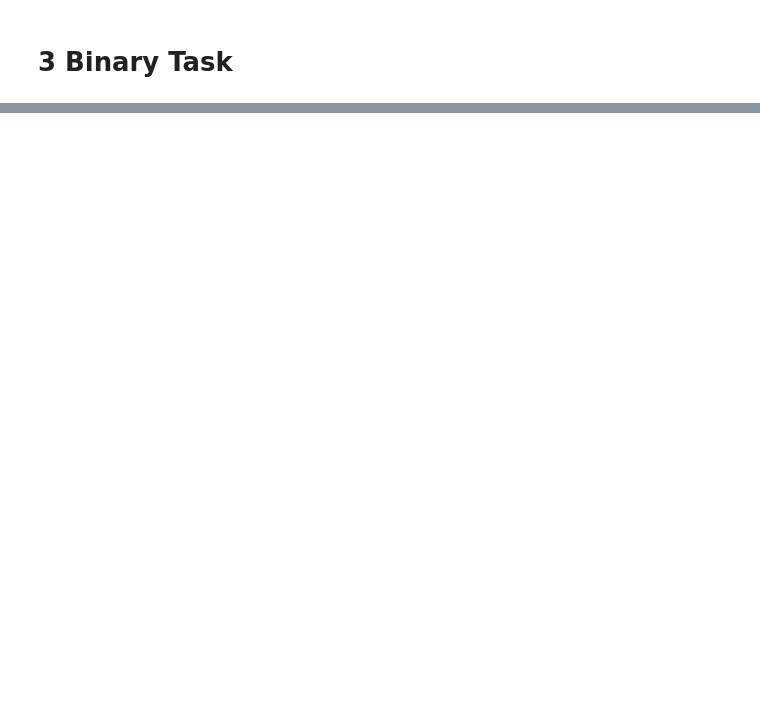
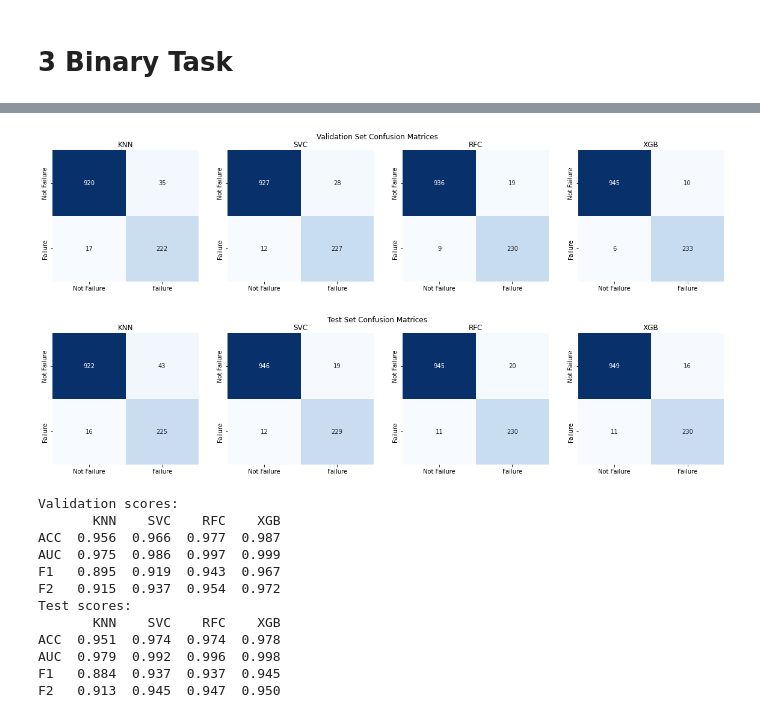
Before and after one commit to shubhamgodase2002/Predictive-Maintenance-analysis-ML-project, a Jupyter notebook: Predictive Maintenance analysis Final Project.ipynb, the cells around one changed output, grey strips where cells are left out. Cells and saved outputs as stored; diff of their text form; code cells hidden in the pictures; blank space fills up the shorter version.

```diff
--- a/Predictive Maintenance analysis Final Project.ipynb
+++ b/Predictive Maintenance analysis Final Project.ipynb
@@ -590,0 +1017,51 @@ F1 Score combines Precision and Recall into a single metric, providing a balance
+# %%
+# Create evaluation metrics
+task = 'binary'
+y_pred_val, cm_dict_val, metrics_val = predict_and_evaluate(
+    fitted_models_binary,X_val,y_val,clf_str,task)
+y_pred_test, cm_dict_test, metrics_test = predict_and_evaluate(
+    fitted_models_binary,X_test,y_test,clf_str,task)
+
+# Show Validation Confusion Matrices
+fig, axs = plt.subplots(ncols=4, figsize=(20,4))
+fig.suptitle('Validation Set Confusion Matrices')
+for j, model_name in enumerate(clf_str):
+    ax = axs[j]
+    sns.heatmap(ax=ax, data=cm_dict_val[model_name], annot=True,
+                fmt='d', cmap='Blues', cbar=False)
+    ax.title.set_text(model_name)
+    ax.set_xticklabels(cm_labels)
+    ax.set_yticklabels(cm_labels)
+plt.show()
+
+# Show Test Confusion Matrices
+fig, axs = plt.subplots(ncols=4, figsize=(20,4))
+fig.suptitle('Test Set Confusion Matrices')
+for j, model_name in enumerate(clf_str):
+    ax = axs[j]
+    sns.heatmap(ax=ax, data=cm_dict_test[model_name], annot=True,
+                fmt='d', cmap='Blues', cbar=False)
+    ax.title.set_text(model_name)
+    ax.set_xticklabels(cm_labels)
+    ax.set_yticklabels(cm_labels)
+plt.show()
+
+# Print scores
+print('')
+print('Validation scores:', metrics_val, sep='\n')
+print('Test scores:', metrics_test, sep='\n')
+# %% [output]
+[figure, added]
+[figure, added]
+Validation scores:
+       KNN    SVC    RFC    XGB
+ACC  0.956  0.966  0.977  0.987
+AUC  0.975  0.986  0.997  0.999
+F1   0.895  0.919  0.943  0.967
+F2   0.915  0.937  0.954  0.972
+Test scores:
+       KNN    SVC    RFC    XGB
+ACC  0.951  0.974  0.974  0.978
+AUC  0.979  0.992  0.996  0.998
+F1   0.884  0.937  0.937  0.945
+F2   0.913  0.945  0.947  0.950
```
Also changed, not shown: parts of 111 cells of this notebook.
